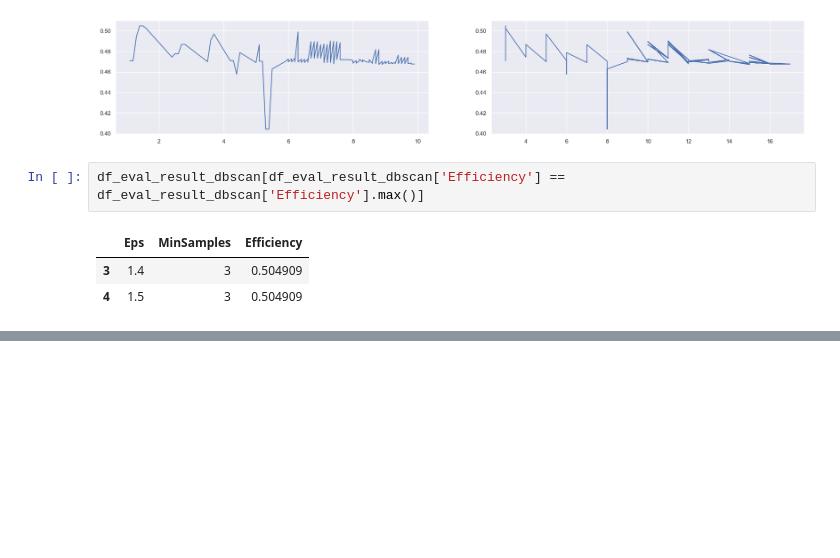
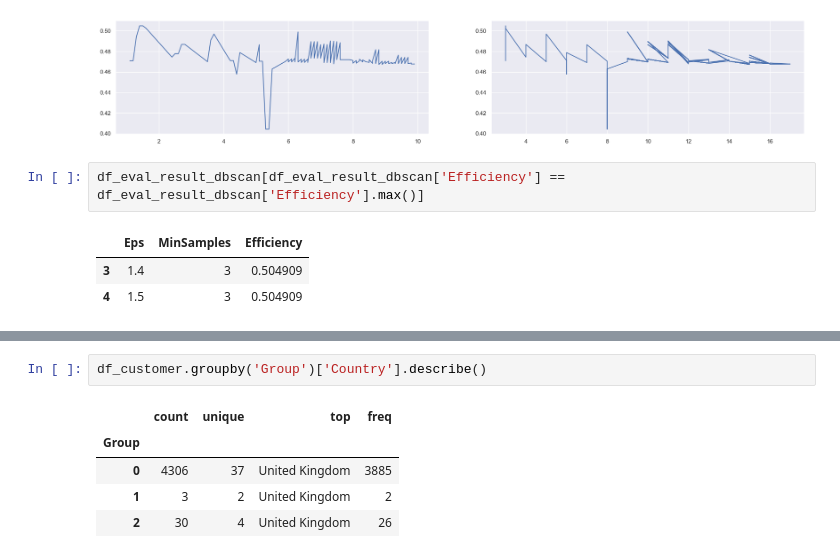
Before and after one commit to Komsan-Kongwongsupak/customers-segmentation, a Jupyter notebook: customers-segmentation.ipynb, the cells around one changed output, grey strips where cells are left out. Drawn from its saved outputs; the diff is of its cells as text; blank space fills up the shorter version.

```diff
--- a/customers-segmentation.ipynb
+++ b/customers-segmentation.ipynb
@@ -509,2 +545,10 @@ X['Group'].value_counts()
 1       3
 Name: Group, dtype: int64
+# %%
+df_customer.groupby('Group')['Country'].describe()
+# %% [output]
+|  | count | unique | top | freq |
+| Group |  |  |  |  |
+| 0 | 4306 | 37 | United Kingdom | 3885 |
+| 1 | 3 | 2 | United Kingdom | 2 |
+| 2 | 30 | 4 | United Kingdom | 26 |
```
Also changed, not shown: parts of 10 cells of this notebook.
